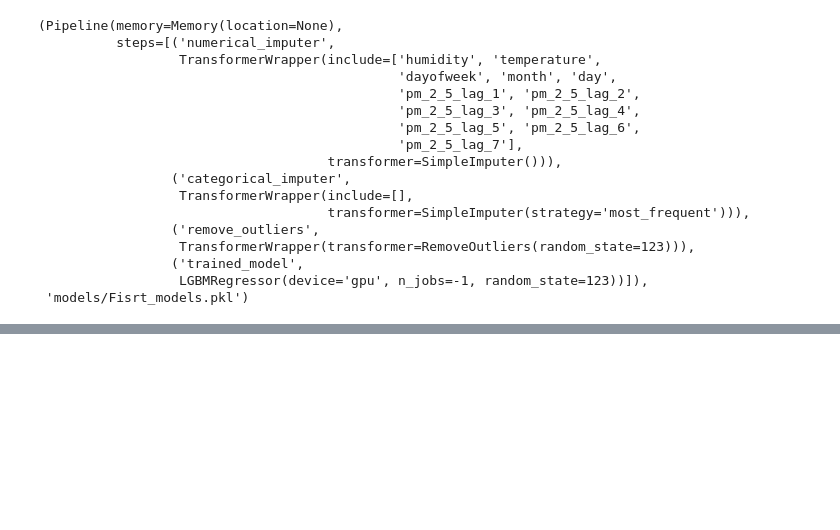
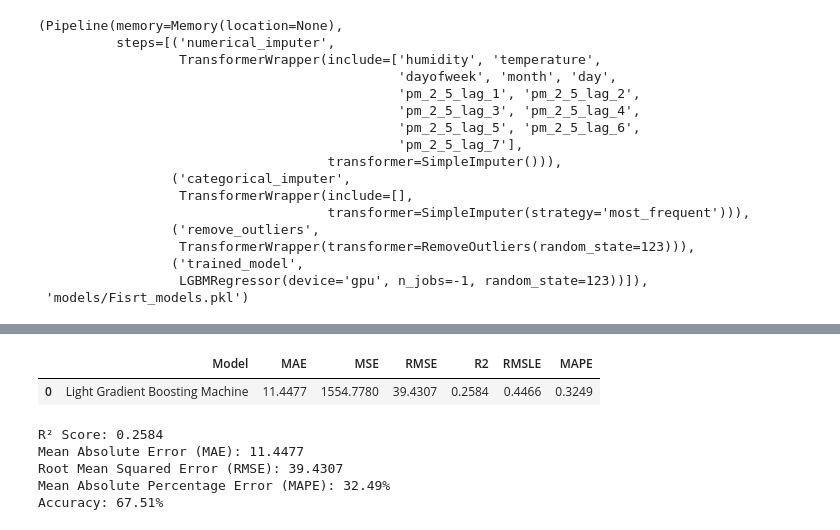
Before and after one commit to Masahiro-No/pm_2_5_project, a Jupyter notebook: test_regression2.ipynb, the cells around one changed output, grey strips where cells are left out. Saved outputs shown, nothing was run; the diff lists cells and outputs as text; code cells hidden in the pictures; blank space fills up the shorter version.

```diff
--- a/test_regression2.ipynb
+++ b/test_regression2.ipynb
@@ -590,0 +719,49 @@ Transformation Pipeline and Model Successfully Saved
+# %%
+df_test2 = pd.read_csv("data_preprocess\export-jsps017-1h.csv", parse_dates=["timestamp"], index_col="timestamp")
+df_test2 = df_test2.sort_values(by="timestamp")
+df_test2['dayofweek'] = df_test2.index.dayofweek
+df_test2['month'] = df_test2.index.month
+df_test2['day'] = df_test2.index.day
+# %%
+# Create lag features for the past 7 days
+for lag in range(1, 8):  # Lags from 1 to 7 days
+    df_test2[f'pm_2_5_lag_{lag}'] = df_test2['pm_2_5'].shift(lag)
+
+# Drop NaN values caused by shifting
+df_test2.dropna(inplace=True)
+df_test2 = df_test2.drop(columns=["Unnamed: 0", "timezone", "pm_2_5_sp"], axis=1)
+# %%
+from pycaret.regression import *
+from sklearn.metrics import r2_score, mean_absolute_error, mean_squared_error
+import numpy as np
+
+# Predict on the test set
+test_predictions = exp.predict_model(best_model, data=df_test2)
+
+# Extract actual values and predicted values
+y_true = df_test2["pm_2_5"].values
+y_pred = test_predictions["prediction_label"].values
+
+# Calculate Regression Metrics
+r2 = r2_score(y_true, y_pred)
+mae = mean_absolute_error(y_true, y_pred)
+rmse = np.sqrt(mean_squared_error(y_true, y_pred))
+
+# Calculate MAPE and Accuracy
+mape = np.mean(np.abs((y_true - y_pred) / y_true)) * 100  # Mean Absolute Percentage Error
+accuracy = 100 - mape  # Convert to Accuracy %
+
+# Print Results
+print(f"R² Score: {r2:.4f}")
+print(f"Mean Absolute Error (MAE): {mae:.4f}")
+print(f"Root Mean Squared Error (RMSE): {rmse:.4f}")
+print(f"Mean Absolute Percentage Error (MAPE): {mape:.2f}%")
+print(f"Accuracy: {accuracy:.2f}%")
+# %% [output]
+|  | Model | MAE | MSE | RMSE | R2 | RMSLE | MAPE |
+| 0 | Light Gradient Boosting Machine | 11.4477 | 1554.7780 | 39.4307 | 0.2584 | 0.4466 | 0.3249 |
+R² Score: 0.2584
+Mean Absolute Error (MAE): 11.4477
+Root Mean Squared Error (RMSE): 39.4307
+Mean Absolute Percentage Error (MAPE): 32.49%
+Accuracy: 67.51%
```
Also changed, not shown: parts of 11 cells of this notebook, 1 other file.
